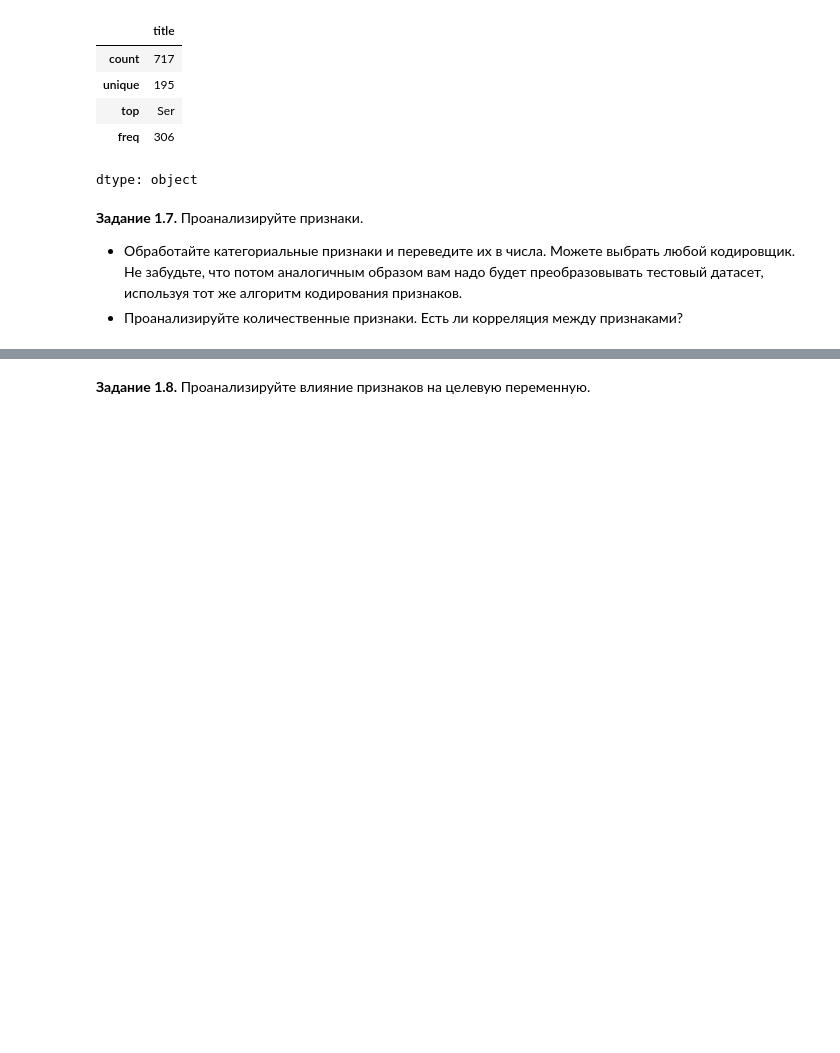
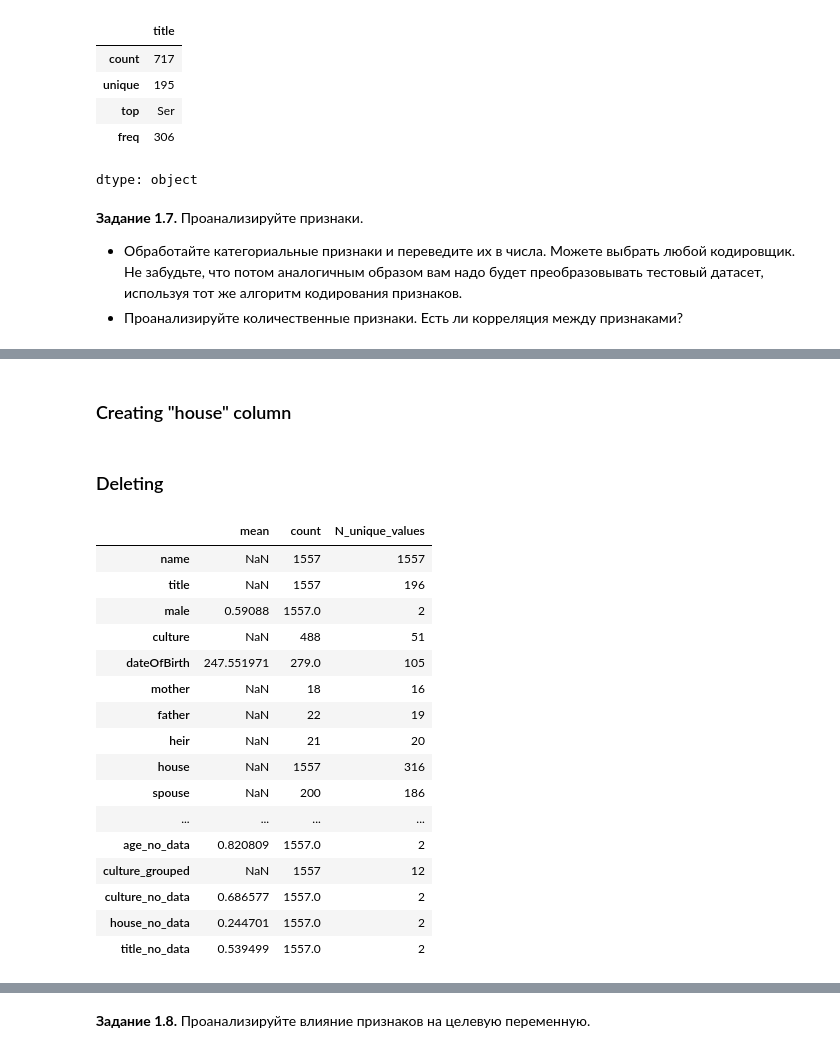
Before and after one commit to Urmatbekow/30github, a Jupyter notebook: week_01_ml_intro/Homework/hw_1_game_of_thrones.ipynb, the cells around one changed output, grey strips where cells are left out. Drawn from its saved outputs; the diff is of its cells as text; code cells hidden in the pictures; blank space fills up the shorter version.

```diff
--- a/week_01_ml_intro/Homework/hw_1_game_of_thrones.ipynb
+++ b/week_01_ml_intro/Homework/hw_1_game_of_thrones.ipynb
@@ -211,8 +211,8 @@ data['boolDeadRelations'] = [1 if x > 0 else 0 for x in data['numDeadRelations']
 
 Фактически, в переменной `age` мы заменяем NaN на 0, но одновременно добавляем в модель еще один бинарный признак `age_no_data`, несущий информацию о том, у каких персонажей не был указан возраст:
 # %%
-data['age_value'] = data['age']
 data['age_no_data'] = [1 if np.isnan(x) else 0 for x in data['age']]
+data['age'] = data['age'].fillna(data['age_no_data'])
 # %% [markdown]
 Этот способ чем-то похож на работу с категориальной переменными с пропущенными значениями, когда мы добавляем еще одну категорию no_data и заменяем NaN на значение этой категории.
 # %% [markdown]
@@ -413,0 +422,30 @@ dtype: object
+# %% [markdown]
+### Creating "house" column
+# %%
+data['house_no_data'] = [1 if pd.isna(x) else 0 for x in data['house']]
+data['house'] = data['house'].fillna('house_no_data')
+# %%
+data['title_no_data'] = [1 if pd.isna(x) else 0 for x in data['title']]
+data['title'] = data['title'].fillna('title_no_data')
+# %% [markdown]
+### Deleting
+# %%
+data.describe(include = ['object', 'float64', 'int64']).T[['mean', 'count']].assign(N_unique_values = data.nunique())
+# %% [output]
+|  | mean | count | N_unique_values |
+| name | NaN | 1557 | 1557 |
+| title | NaN | 1557 | 196 |
+| male | 0.59088 | 1557.0 | 2 |
+| culture | NaN | 488 | 51 |
+| dateOfBirth | 247.551971 | 279.0 | 105 |
+| mother | NaN | 18 | 16 |
+| father | NaN | 22 | 19 |
+| heir | NaN | 21 | 20 |
+| house | NaN | 1557 | 316 |
+| spouse | NaN | 200 | 186 |
+| ... | ... | ... | ... |
+| age_no_data | 0.820809 | 1557.0 | 2 |
+| culture_grouped | NaN | 1557 | 12 |
+| culture_no_data | 0.686577 | 1557.0 | 2 |
+| house_no_data | 0.244701 | 1557.0 | 2 |
+| title_no_data | 0.539499 | 1557.0 | 2 |
```
Also changed, not shown: parts of 28 cells of this notebook.
